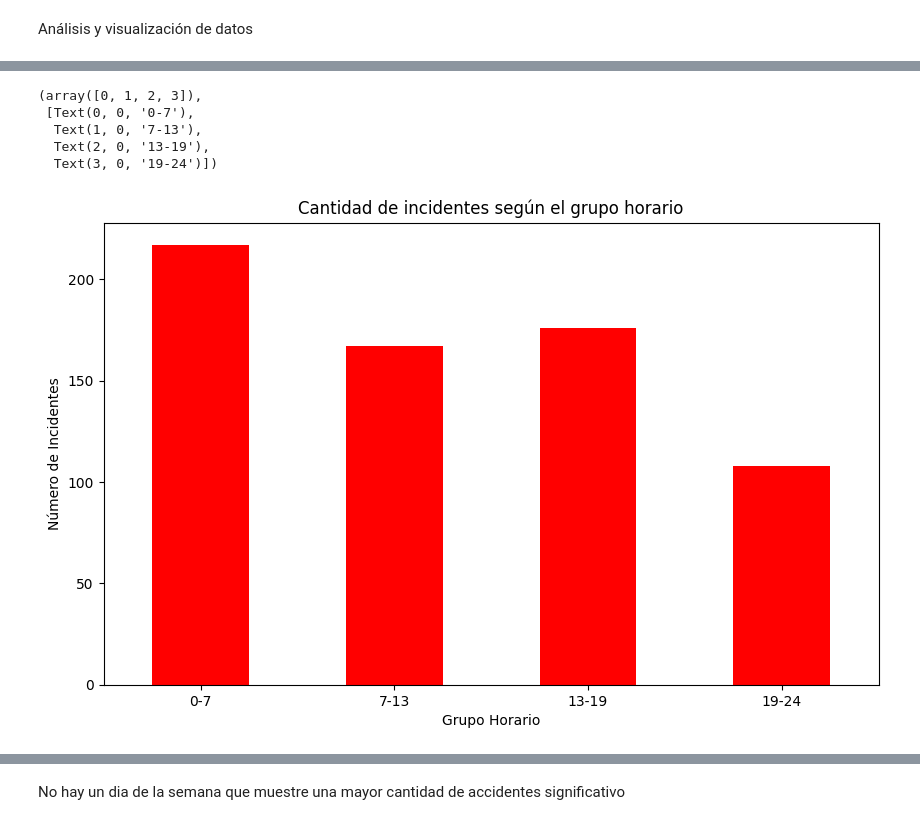
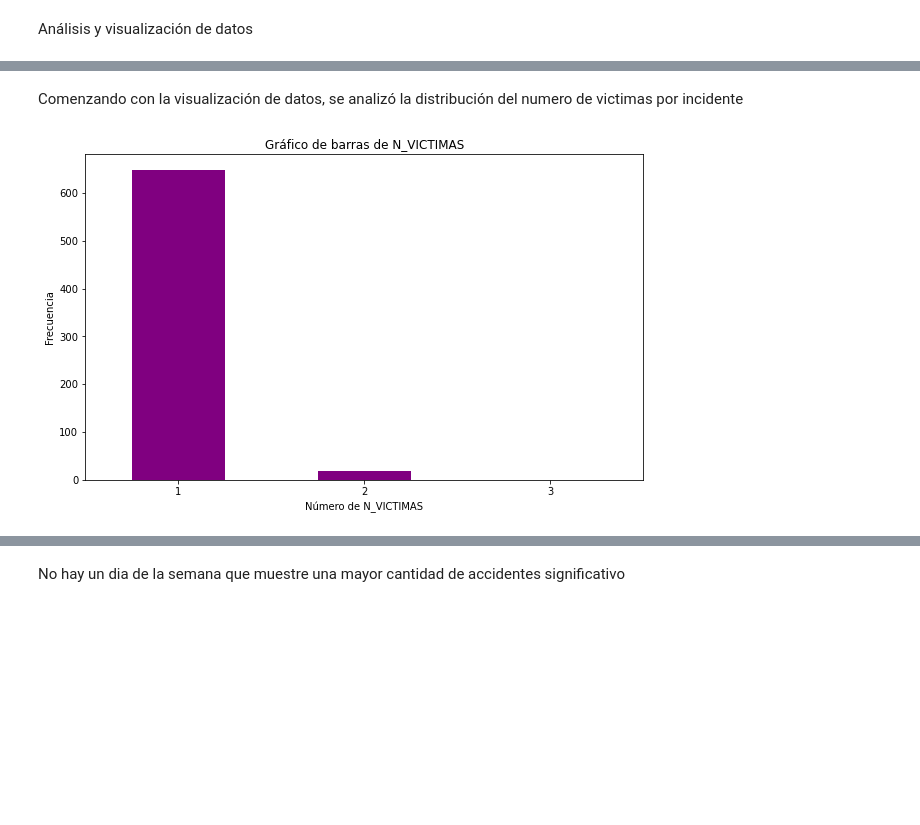
Before and after one commit to nickyczeme/SAT-homicidios, a Jupyter notebook: SAT.ipynb, the cells around one changed output, grey strips where cells are left out. Saved outputs shown, nothing was run; the diff lists cells and outputs as text; code cells hidden in the pictures; blank space fills up the shorter version.

```diff
--- a/SAT.ipynb
+++ b/SAT.ipynb
@@ -176,8 +179,9 @@ Análisis y visualización de datos
 # %%
-# Gráfico de barras de PARTICIPANTES
-plt.figure(figsize=(10, 6))
-df['PARTICIPANTES'].value_counts().plot(kind='bar', color='green')
-plt.title('Gráfico de barras de PARTICIPANTES')
-plt.xlabel('Número de Participantes')
-plt.ylabel('Frecuencia')
-plt.show()
+def grafico_de_barras(columna, color, rot):
+    plt.figure(figsize=(10, 6))
+    df[columna].value_counts().plot(kind='bar', color=color)
+    plt.title(f'Gráfico de barras de {columna}',)
+    plt.xlabel(f'Número de {columna}')
+    plt.ylabel('Frecuencia')
+    plt.xticks(rotation=rot)
+    plt.show()
@@ -274,22 +212,0 @@ plt.show()
-# %%
-df['GRUPO_HORARIO'] = pd.cut(df['HH'],
-                             bins=[0, 7, 13, 19, 24],
-                             labels=['0-7', '7-13', '13-19', '19-24'],
-                             include_lowest=True)
-
-incidentes_por_horario = df['GRUPO_HORARIO'].value_counts()
-
-plt.figure(figsize=(10, 6))
-incidentes_por_horario.sort_index().plot(kind='bar', color='red')
-
-plt.title('Cantidad de incidentes según el grupo horario')
-plt.xlabel('Grupo Horario')
-plt.ylabel('Número de Incidentes')
-plt.xticks(rotation=0)
-# %% [output]
-(array([0, 1, 2, 3]),
- [Text(0, 0, '0-7'),
-  Text(1, 0, '7-13'),
-  Text(2, 0, '13-19'),
-  Text(3, 0, '19-24')])
-[figure, removed]
@@ -295,0 +222,6 @@ plt.xticks(rotation=0)
+# %% [markdown]
+Comenzando con la visualización de datos, se analizó la distribución del numero de victimas por incidente
+# %%
+grafico_de_barras('N_VICTIMAS', 'purple', 1)
+# %% [output]
+[figure, added]
```
Also changed, not shown: parts of 43 cells of this notebook, 1 other file.
